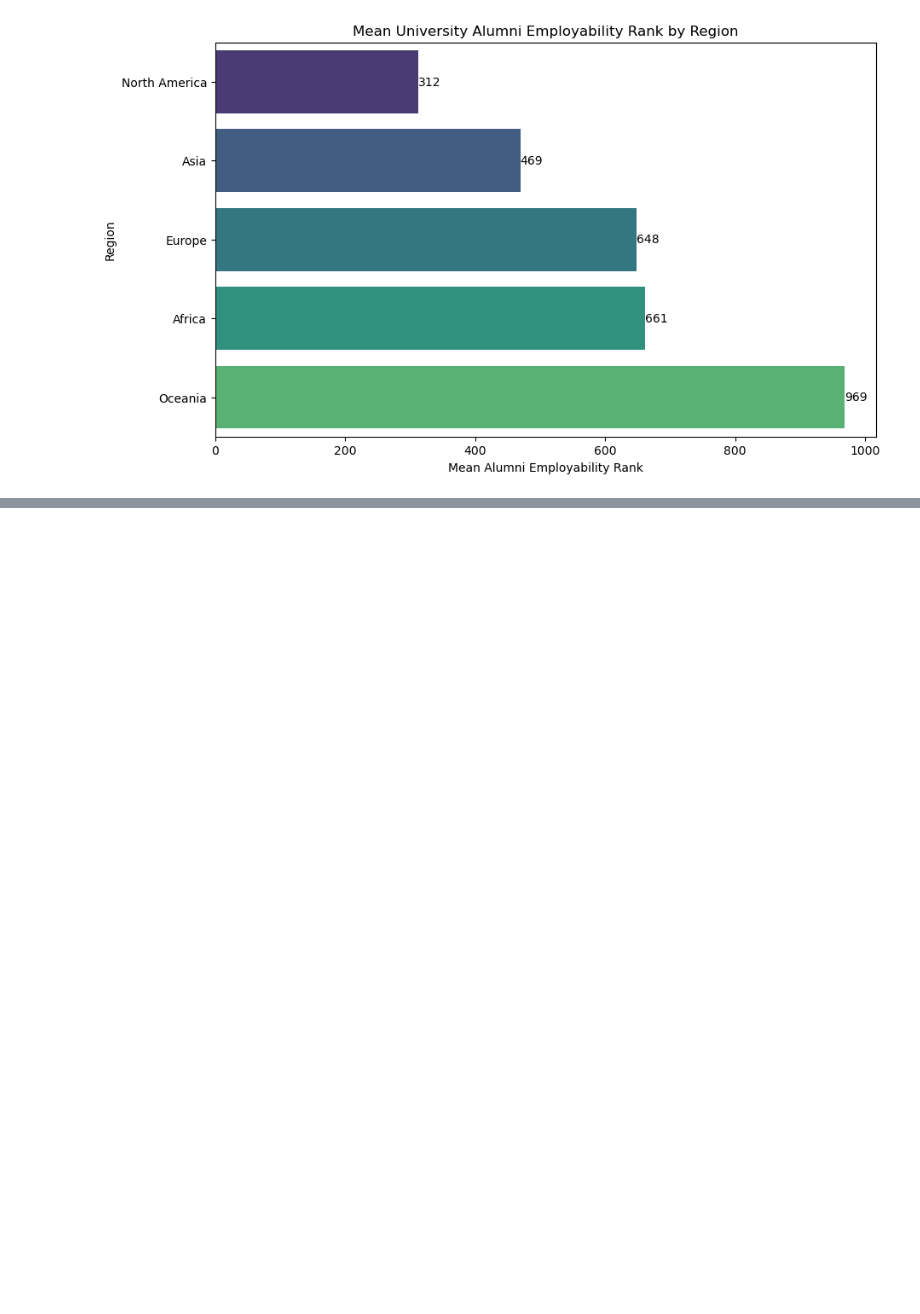
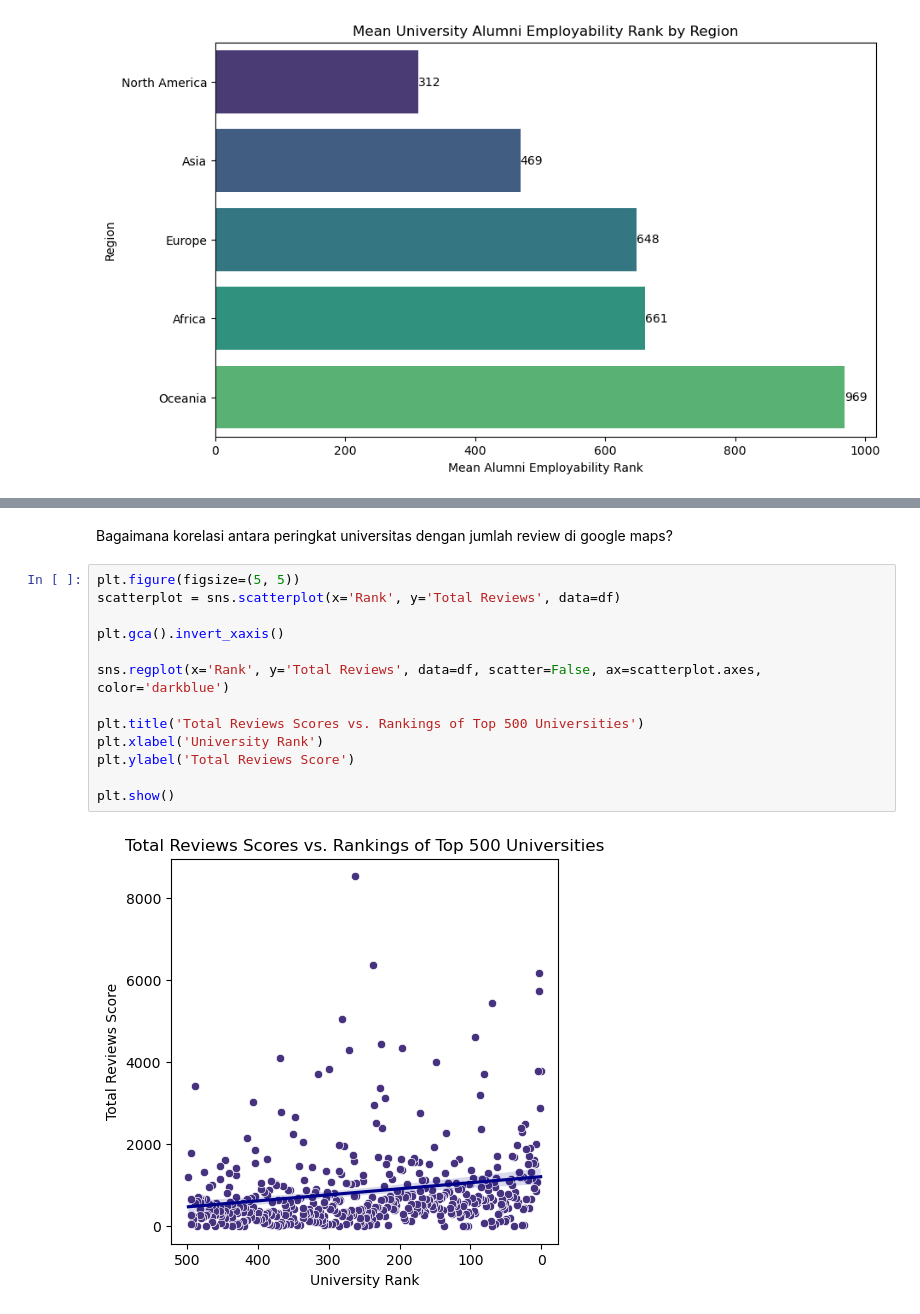
Before and after one commit to NandoAACF/End-to-End-Data-Pipeline, a Jupyter notebook: MainNotebook.ipynb, the cells around one changed output, grey strips where cells are left out. Drawn from its saved outputs; the diff is of its cells as text; blank space fills up the shorter version.

```diff
--- a/MainNotebook.ipynb
+++ b/MainNotebook.ipynb
@@ -609,0 +660,17 @@ plt.show()
+# %% [markdown]
+Bagaimana korelasi antara peringkat universitas dengan jumlah review di google maps?
+# %%
+plt.figure(figsize=(5, 5))
+scatterplot = sns.scatterplot(x='Rank', y='Total Reviews', data=df)
+
+plt.gca().invert_xaxis()
+
+sns.regplot(x='Rank', y='Total Reviews', data=df, scatter=False, ax=scatterplot.axes, color='darkblue')
+
+plt.title('Total Reviews Scores vs. Rankings of Top 500 Universities')
+plt.xlabel('University Rank')
+plt.ylabel('Total Reviews Score')
+
+plt.show()
+# %% [output]
+[figure, added]
```
Also changed, not shown: parts of 13 cells of this notebook, 6 other files.
